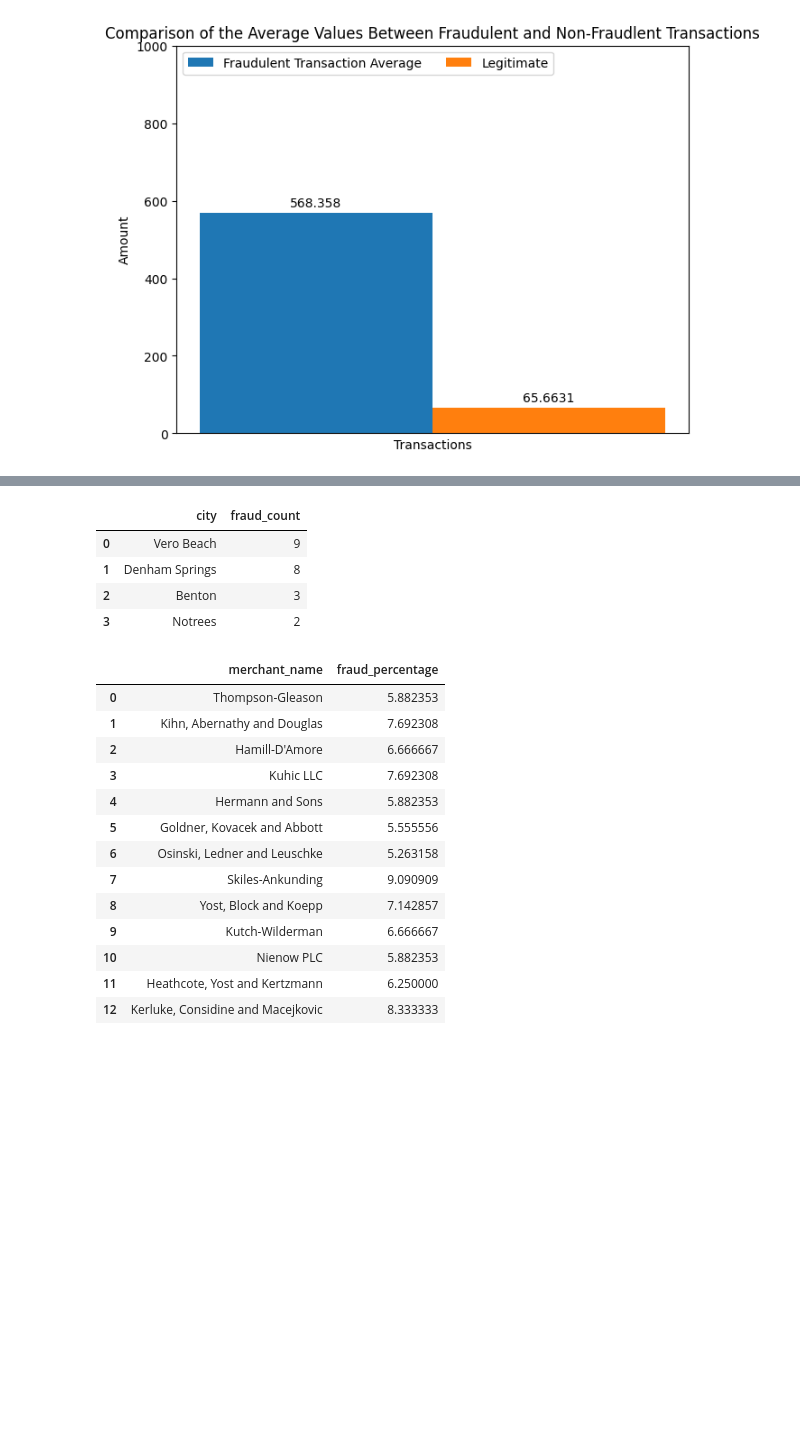
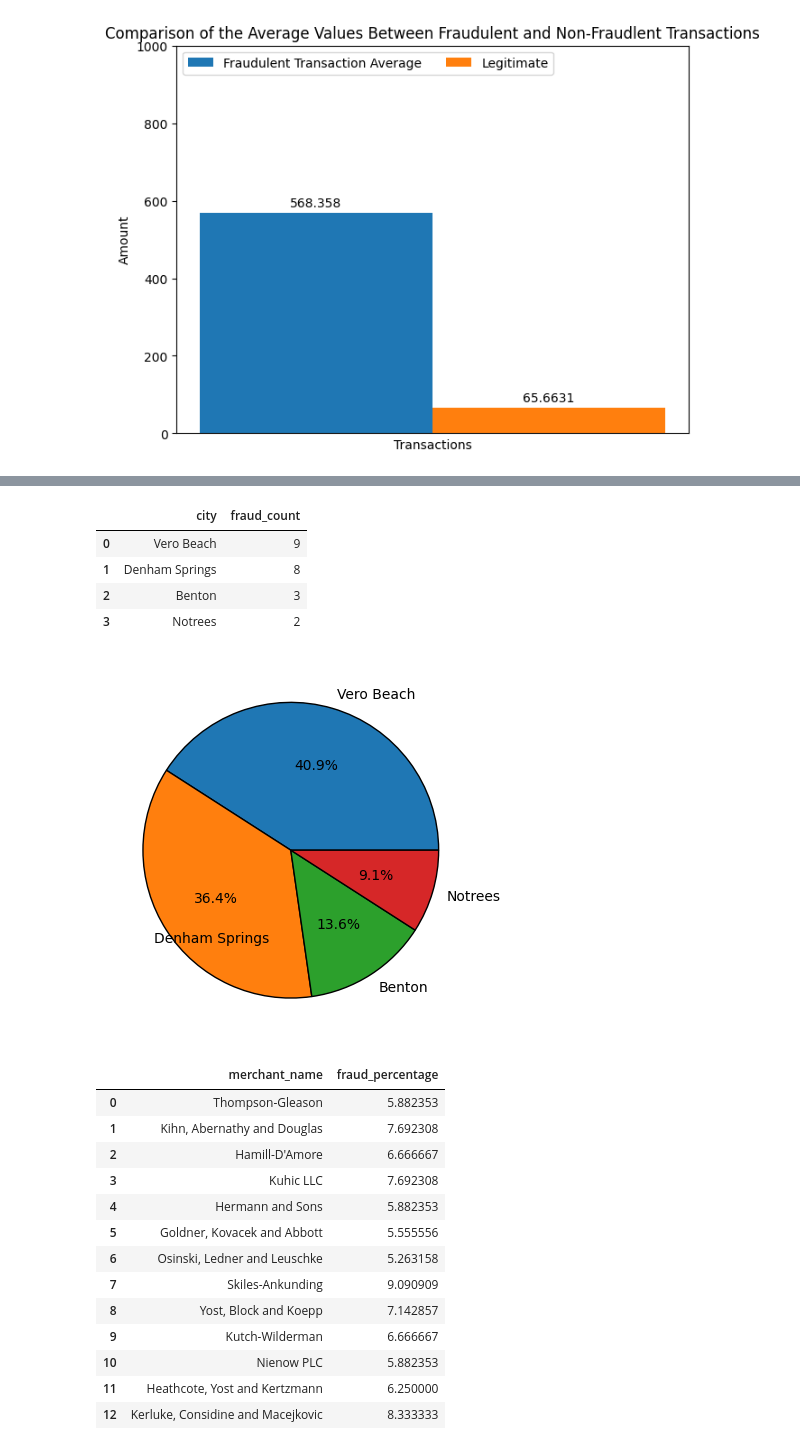
Before and after one commit to COP3710CreditCardFraudDetection/CCFraudDetectionDB, a Jupyter notebook: Team7.ipynb, the cells around one changed output, grey strips where cells are left out. Drawn from its saved outputs; the diff is of its cells as text; code cells hidden in the pictures; blank space fills up the shorter version.

```diff
--- a/Team7.ipynb
+++ b/Team7.ipynb
@@ -244,30 +253,44 @@ AttributeError: 'Series' object has no attribute 'value'
 # %%
 #Query 6:Lists the locations with the highest amount of fradulent activity
 Query6 ="""SELECT cd.city, COUNT(t.transaction_id) AS fraud_count
 FROM transactions t
 JOIN cardholder_location cl ON t.cardholder_id = cl.cardholder_id
 JOIN city_details cd ON cl.city_id = cd.city_id
 WHERE t.is_fraud = TRUE
 GROUP BY cd.city
 ORDER BY fraud_count DESC
 LIMIT 10;"""
 
 
 df6 = pd.read_sql(Query6, engine)
 ##To display query results:
 from IPython.display import display
 display(df6)
 
 
 import matplotlib.pyplot as plot
 import seaborn as sns
+#pie chart, split it 4 ways with slice size determinant on fraud count, slices show what % of fraudulent transactions happened in that city.
+#making the data
+labels = []
+slices = []
+
+for i in range(len(df6)):
+    labels.append(df6['city'].values[i])
+    slices.append(df6['fraud_count'].values[i])
+
 #plot
+fig, ax = plot.subplots()
+plot.pie(slices, radius = 1, center = (2,2), wedgeprops = {"linewidth": 1, "edgecolor": "black"},
+         labels = labels,autopct = '%.1f%%')
+plot.show()
 # %% [output]
 |  | city | fraud_count |
 | 0 | Vero Beach | 9 |
 | 1 | Denham Springs | 8 |
 | 2 | Benton | 3 |
 | 3 | Notrees | 2 |
+[figure, added]
 # %%
 #Query 7:Lists merchants where fraudulent transactions consits of more than 5% of their total transactions
 Query7 = """SELECT m.merchant_name,
```
Also changed, not shown: parts of 1 cell of this notebook.
